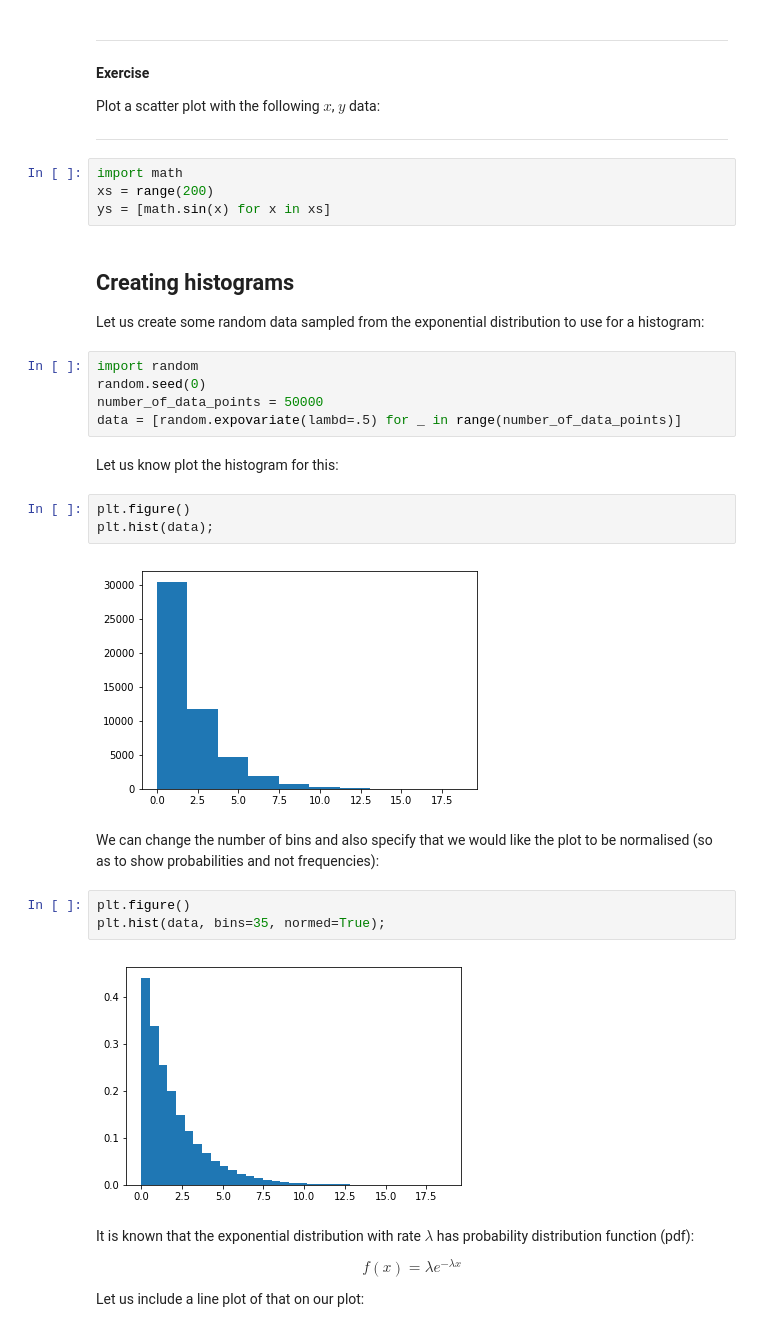
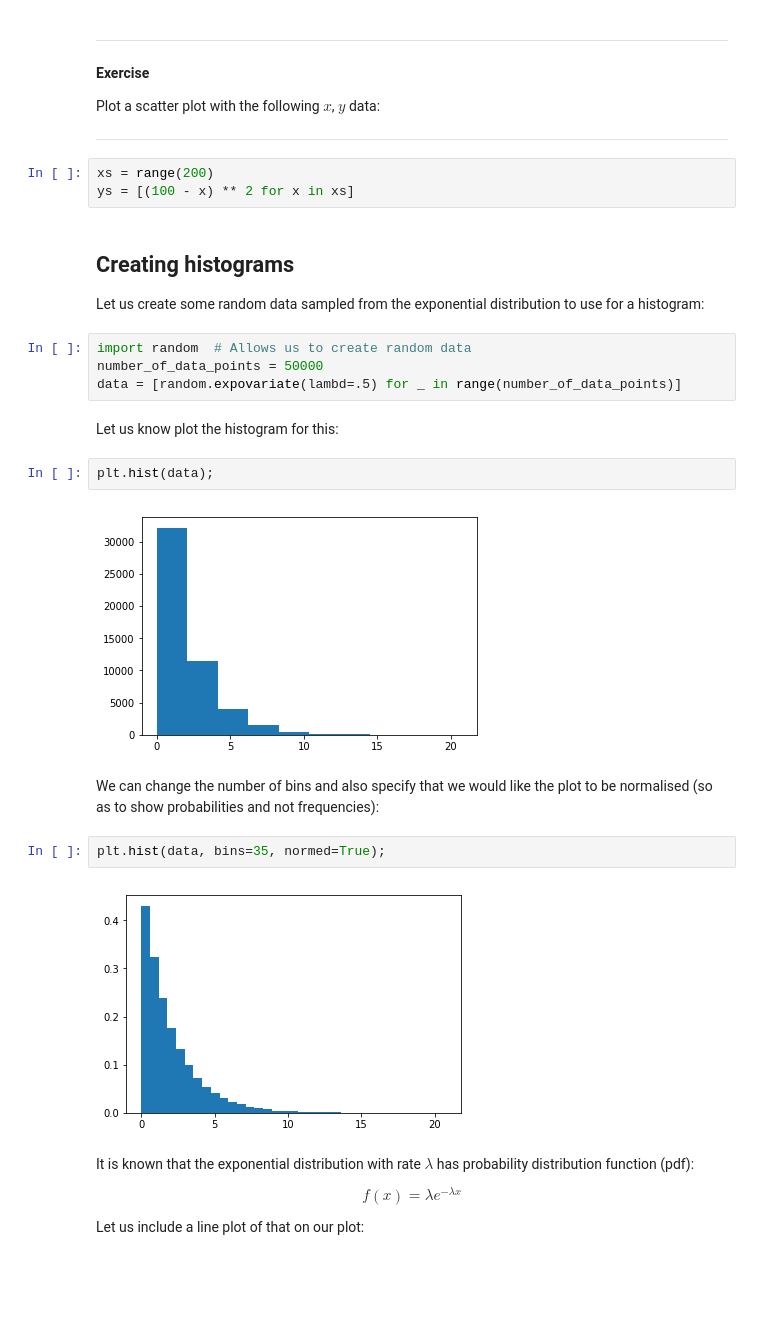
Before and after one commit to drvinceknight/Python-Mathematics-Handbook, a Jupyter notebook: nbs/04-Visualisation-with-matplotlib.ipynb, the cells around one changed output. Cells and saved outputs as stored; diff of their text form; blank space fills up the shorter version.

```diff
--- a/nbs/04-Visualisation-with-matplotlib.ipynb
+++ b/nbs/04-Visualisation-with-matplotlib.ipynb
@@ -63,32 +59,28 @@ Plot a scatter plot with the following $x$, $y$ data:
 
 ---
 # %%
-import math
 xs = range(200)
-ys = [math.sin(x) for x in xs]
+ys = [(100 - x) ** 2 for x in xs]
 # %% [markdown]
 ## Creating histograms
 
 Let us create some random data sampled from the exponential distribution to use for a histogram:
 # %%
-import random
-random.seed(0)
+import random  # Allows us to create random data
 number_of_data_points = 50000
 data = [random.expovariate(lambd=.5) for _ in range(number_of_data_points)]
 # %% [markdown]
 Let us know plot the histogram for this:
 # %%
-plt.figure()
 plt.hist(data);
 # %% [output]
-[figure, old version]
+[figure, new version]
 # %% [markdown]
 We can change the number of bins and also specify that we would like the plot to be normalised (so as to show probabilities and not frequencies):
 # %%
-plt.figure()
 plt.hist(data, bins=35, normed=True);
 # %% [output]
-[figure, old version]
+[figure, new version]
 # %% [markdown]
 It is known that the exponential distribution with rate $\lambda$ has probability distribution function (pdf):
 
```
Also changed, not shown: parts of 5 cells of this notebook.
